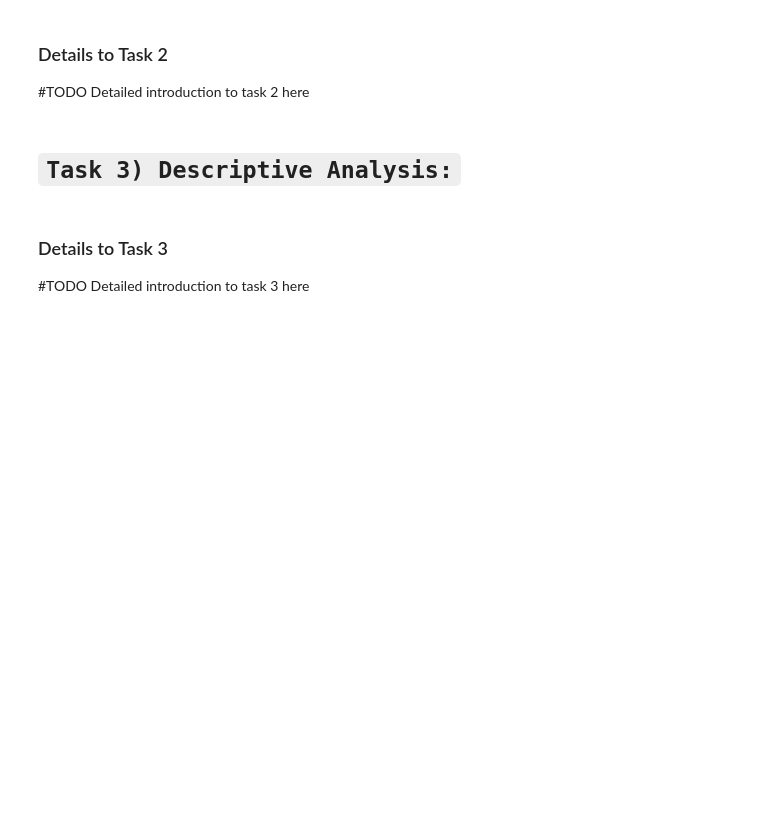
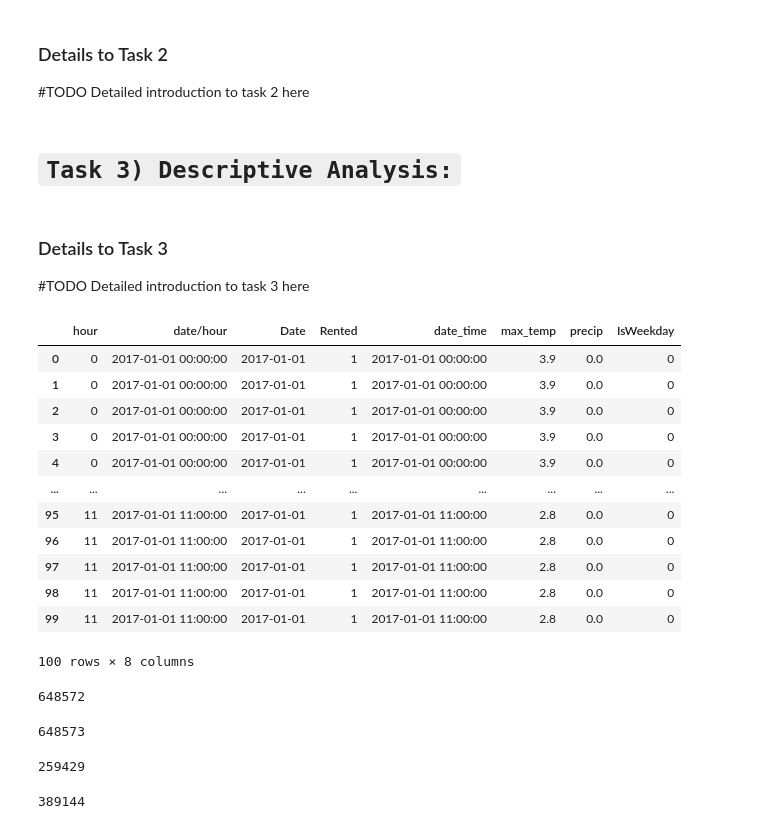
Before and after one commit to NiklasNesseler/ProjectNotFound, a Jupyter notebook: DSML_GroupProject_Boston2017.ipynb, the cells around one changed output. Drawn from its saved outputs; the diff is of its cells as text; code cells hidden in the pictures; blank space fills up the shorter version.

```diff
--- a/DSML_GroupProject_Boston2017.ipynb
+++ b/DSML_GroupProject_Boston2017.ipynb
@@ -554,3 +590,25 @@ Detailed introduction to task 2 here
 ### Details to Task 3
 #TODO
 Detailed introduction to task 3 here
+# %%
+KPI=inner_merge3
+del KPI["start_time"]
+del KPI["end_time"]
+del KPI["start_station_id"]
+del KPI["end_station_id"]
+del KPI["start_station_name"]
+del KPI["end_station_name"]
+del KPI["bike_id"]
+del KPI["user_type"]
+del KPI["min_temp"]
+# %%
+def weekday_check (dt):
+
+    day_number = dt.weekday()
+
+    if day_number <=4:
+        return 1
+    else:
+        return 0
+
+KPI["IsWeekday"] = KPI["Date"].apply(lambda dt: weekday_check(dt))
@@ -556,0 +617,26 @@ Detailed introduction to task 3 here
+# %%
+KPI.head(100)
+# %% [output]
+|  | hour | date/hour | Date | Rented | date_time | max_temp | precip | IsWeekday |
+| 0 | 0 | 2017-01-01 00:00:00 | 2017-01-01 | 1 | 2017-01-01 00:00:00 | 3.9 | 0.0 | 0 |
+| 1 | 0 | 2017-01-01 00:00:00 | 2017-01-01 | 1 | 2017-01-01 00:00:00 | 3.9 | 0.0 | 0 |
+| 2 | 0 | 2017-01-01 00:00:00 | 2017-01-01 | 1 | 2017-01-01 00:00:00 | 3.9 | 0.0 | 0 |
+| 3 | 0 | 2017-01-01 00:00:00 | 2017-01-01 | 1 | 2017-01-01 00:00:00 | 3.9 | 0.0 | 0 |
+| 4 | 0 | 2017-01-01 00:00:00 | 2017-01-01 | 1 | 2017-01-01 00:00:00 | 3.9 | 0.0 | 0 |
+| ... | ... | ... | ... | ... | ... | ... | ... | ... |
+| 95 | 11 | 2017-01-01 11:00:00 | 2017-01-01 | 1 | 2017-01-01 11:00:00 | 2.8 | 0.0 | 0 |
+| 96 | 11 | 2017-01-01 11:00:00 | 2017-01-01 | 1 | 2017-01-01 11:00:00 | 2.8 | 0.0 | 0 |
+| 97 | 11 | 2017-01-01 11:00:00 | 2017-01-01 | 1 | 2017-01-01 11:00:00 | 2.8 | 0.0 | 0 |
+| 98 | 11 | 2017-01-01 11:00:00 | 2017-01-01 | 1 | 2017-01-01 11:00:00 | 2.8 | 0.0 | 0 |
+| 99 | 11 | 2017-01-01 11:00:00 | 2017-01-01 | 1 | 2017-01-01 11:00:00 | 2.8 | 0.0 | 0 |
+100 rows × 8 columns
+# %%
+train, testval = train_test_split(inner_merge3, test_size=0.5,random_state=10)
+
+len(train)
+# %% [output]
+648572
+# %%
+len(testval)
+# %% [output]
+648573
@@ -556,0 +645,8 @@ Detailed introduction to task 3 here
+# %%
+len(validation)
+# %% [output]
+259429
+# %%
+len(test)
+# %% [output]
+389144
```
Also changed, not shown: parts of 7 cells of this notebook.
